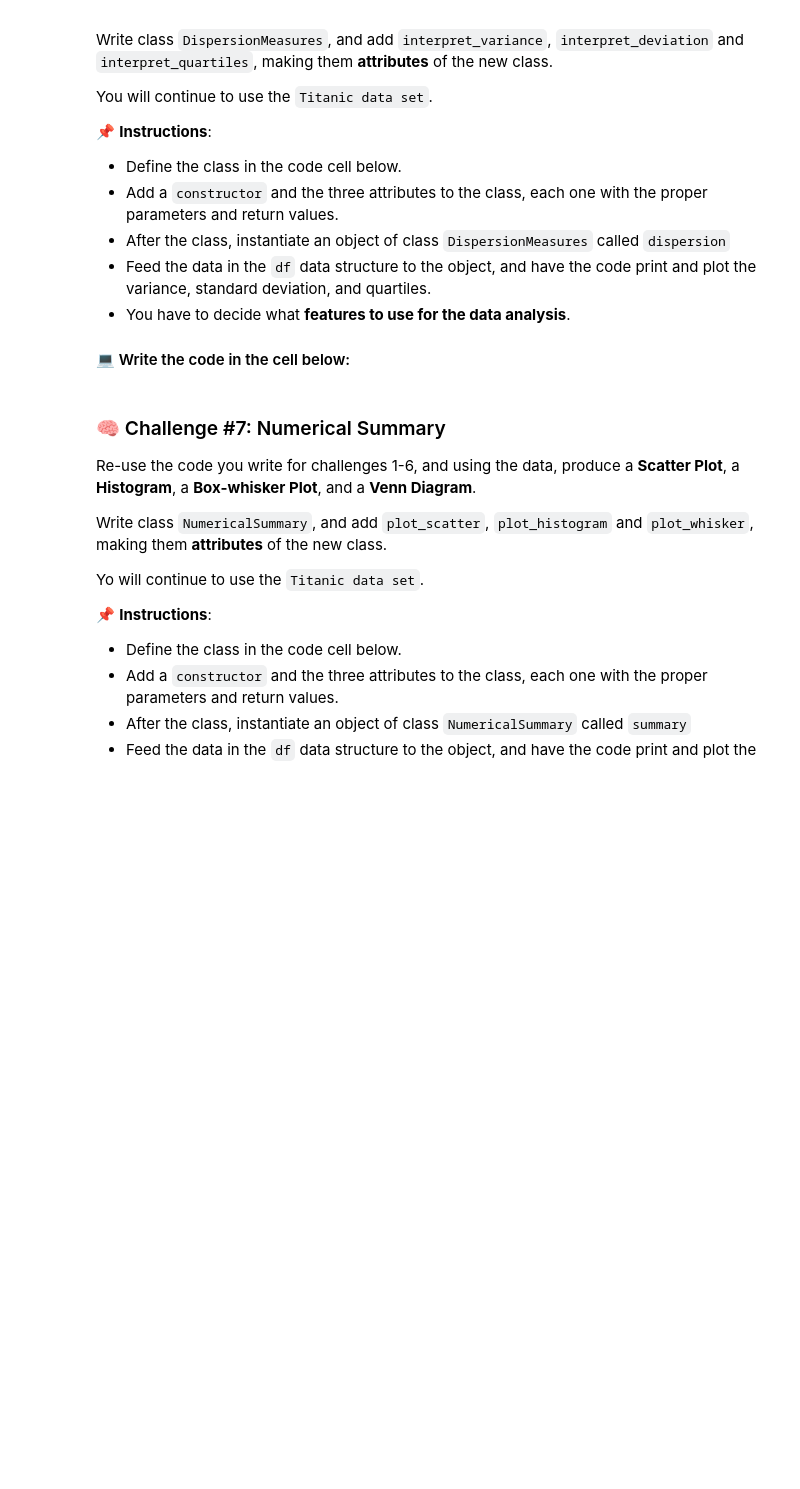
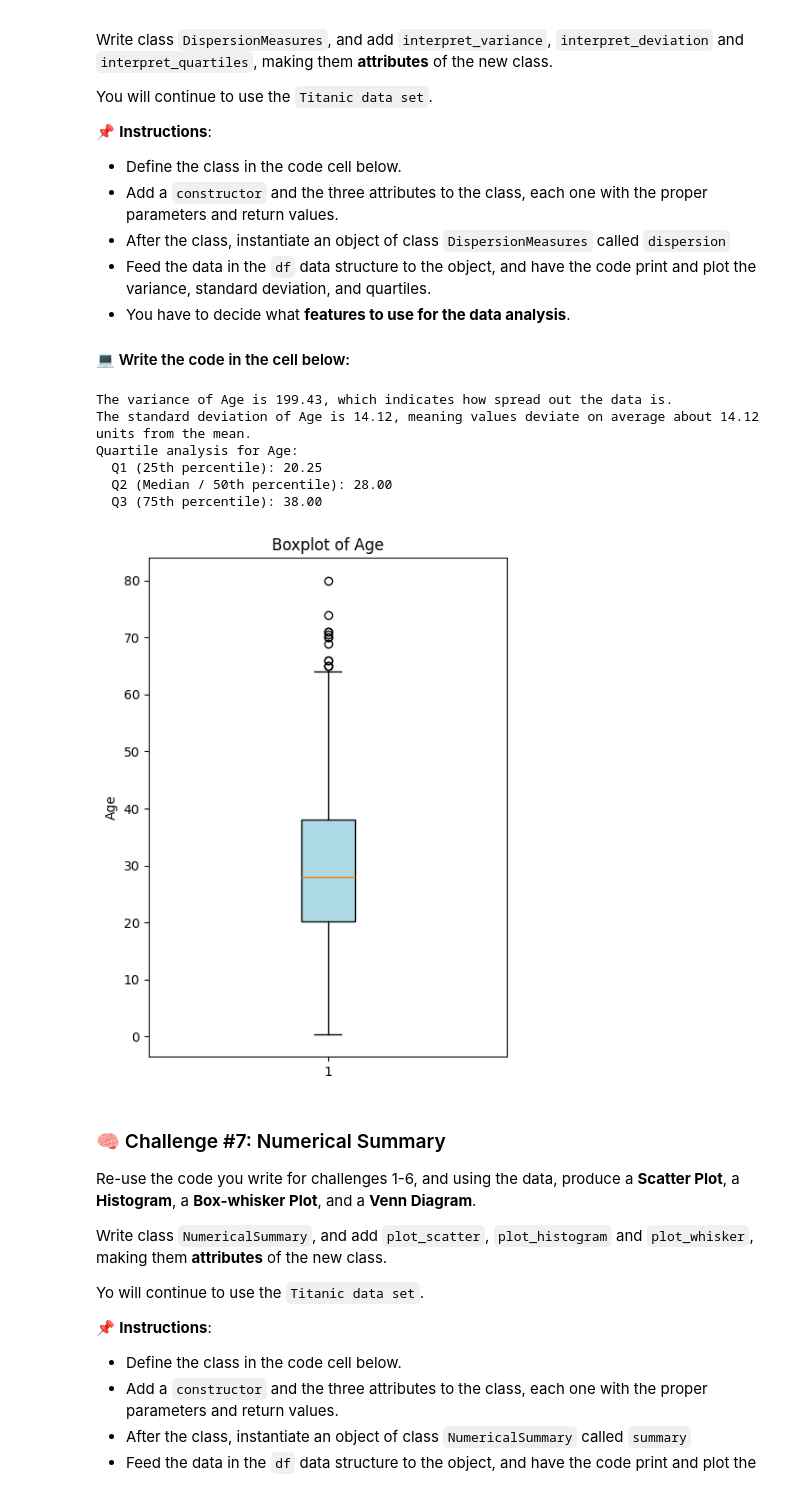
Before and after one commit to abdullahiabdirizak32-hub/DataStructuresWorkshop-Group2, a Jupyter notebook: IntroToDataStructures_Workshop_challenge.ipynb, the cells around one changed output. Cells and saved outputs as stored; diff of their text form; code cells hidden in the pictures; blank space fills up the shorter version.

```diff
--- a/IntroToDataStructures_Workshop_challenge.ipynb
+++ b/IntroToDataStructures_Workshop_challenge.ipynb
@@ -1227,3 +1216,60 @@ class DispersionMeasures:
+# %%
+## 📋 Measures of Dispersion calculator
+
+import pandas as pd
+import matplotlib.pyplot as plt
+
+# Load the dataset (already done in previous cells)
+df = pd.read_csv("./data/titanic_data.csv")
+
+# Define the DispersionMeasures class
+class DispersionMeasures:
+    def __init__(self, dataframe, column="Age"):
+        self.df = dataframe
+        self.column = column   # default column for analysis is 'Age'
+
+    def interpret_variance(self):
+        variance_val = self.df[self.column].var()
+        return f"The variance of {self.column} is {variance_val:.2f}, which indicates how spread out the data is."
+
+    def interpret_deviation(self):
+        std_val = self.df[self.column].std()
+        return f"The standard deviation of {self.column} is {std_val:.2f}, meaning values deviate on average about {std_val:.2f} units from the mean."
+
+    def interpret_quartiles(self):
+        q1 = self.df[self.column].quantile(0.25)
+        q2 = self.df[self.column].quantile(0.50)  # median
+        q3 = self.df[self.column].quantile(0.75)
+
+        # Print interpretation
+        print(f"Quartile analysis for {self.column}:")
+        print(f"  Q1 (25th percentile): {q1:.2f}")
+        print(f"  Q2 (Median / 50th percentile): {q2:.2f}")
+        print(f"  Q3 (75th percentile): {q3:.2f}")
+
+        # Plot quartiles with boxplot
+        plt.figure(figsize=(5,7))
+        plt.boxplot(self.df[self.column].dropna(), vert=True, patch_artist=True,
+                    boxprops=dict(facecolor="lightblue"))
+        plt.title(f"Boxplot of {self.column}")
+        plt.ylabel(self.column)
+        plt.show()
+
+# Instantiate the class
+dispersion = DispersionMeasures(df, column="Age")
+
+# Print and plot the results of variance, standard deviation, and quartiles
+print(dispersion.interpret_variance())
+print(dispersion.interpret_deviation())
+dispersion.interpret_quartiles()
+# %% [output]
+The variance of Age is 199.43, which indicates how spread out the data is.
+The standard deviation of Age is 14.12, meaning values deviate on average about 14.12 units from the mean.
+Quartile analysis for Age:
+  Q1 (25th percentile): 20.25
+  Q2 (Median / 50th percentile): 28.00
+  Q3 (75th percentile): 38.00
+[figure, added]
 # %% [markdown]
 ### 🧠 Challenge #7: Numerical Summary
 
```
Also changed, not shown: parts of 7 cells of this notebook.
